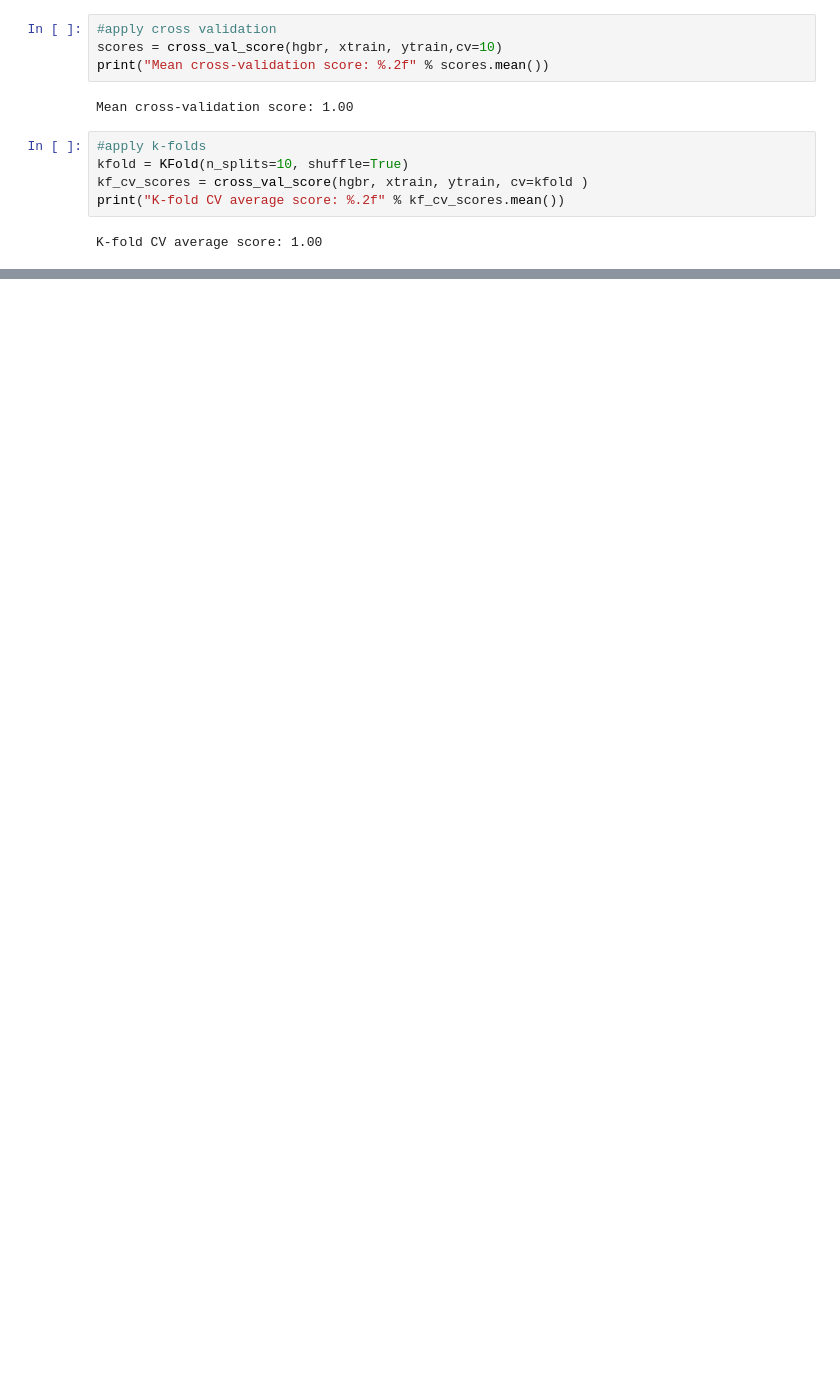
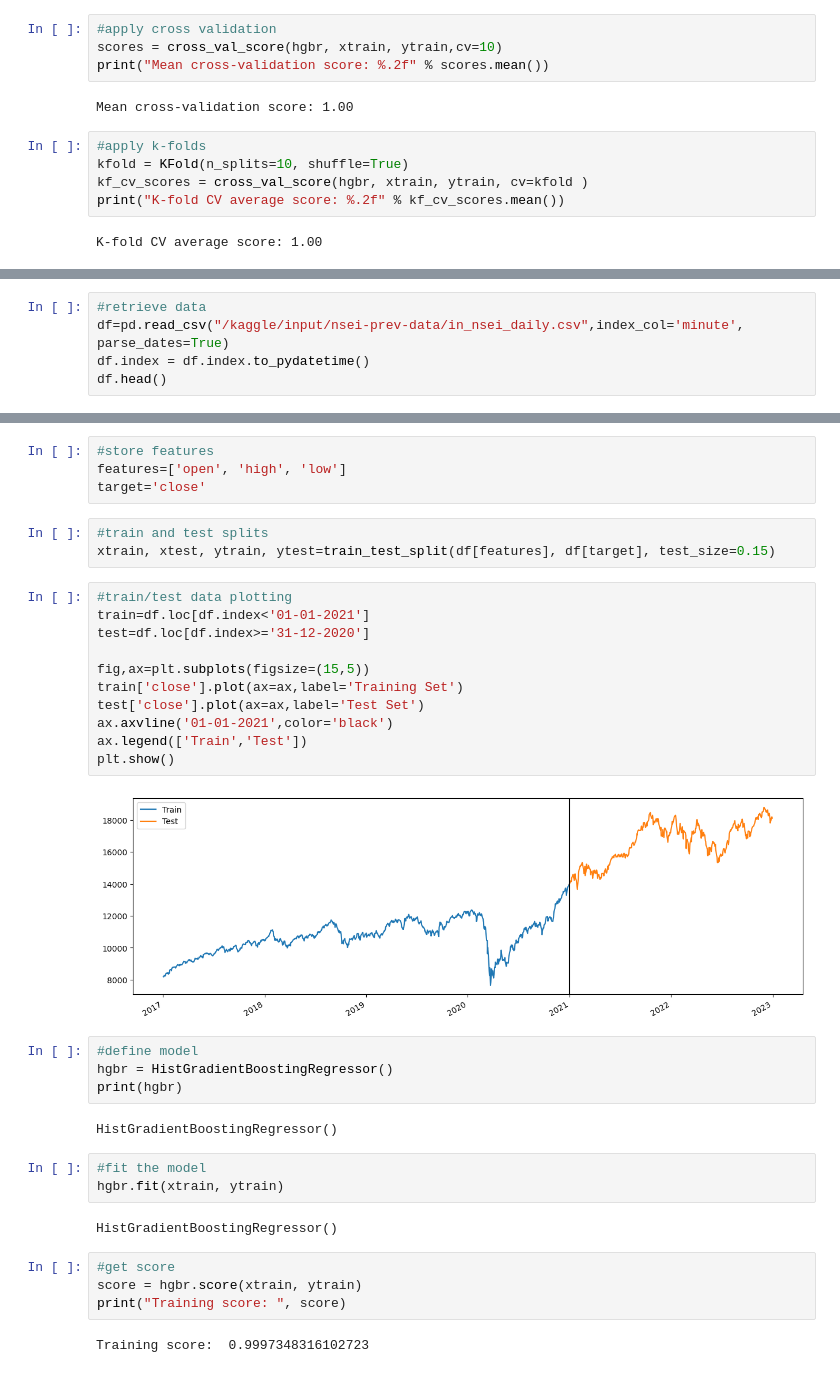
Before and after one commit to Abbas-Source/alianzworkz-internship, a Jupyter notebook: HistGradientBoostingRegressor/histgbregressor-for-stock-market-value-prediction.ipynb, the cells around one changed output, grey strips where cells are left out. Cells and saved outputs as stored; diff of their text form; blank space fills up the shorter version.

```diff
--- a/HistGradientBoostingRegressor/histgbregressor-for-stock-market-value-prediction.ipynb
+++ b/HistGradientBoostingRegressor/histgbregressor-for-stock-market-value-prediction.ipynb
@@ -118,0 +252,5 @@ plt.show()
+# %%
+#retrieve data
+df=pd.read_csv("/kaggle/input/nsei-prev-data/in_nsei_daily.csv",index_col='minute', parse_dates=True)
+df.index = df.index.to_pydatetime()
+df.head()
@@ -118,0 +264,37 @@ plt.show()
+# %%
+#store features
+features=['open', 'high', 'low']
+target='close'
+# %%
+#train and test splits
+xtrain, xtest, ytrain, ytest=train_test_split(df[features], df[target], test_size=0.15)
+# %%
+#train/test data plotting
+train=df.loc[df.index<'01-01-2021']
+test=df.loc[df.index>='31-12-2020']
+
+fig,ax=plt.subplots(figsize=(15,5))
+train['close'].plot(ax=ax,label='Training Set')
+test['close'].plot(ax=ax,label='Test Set')
+ax.axvline('01-01-2021',color='black')
+ax.legend(['Train','Test'])
+plt.show()
+# %% [output]
+[figure, added]
+# %%
+#define model
+hgbr = HistGradientBoostingRegressor()
+print(hgbr)
+# %% [output]
+HistGradientBoostingRegressor()
+# %%
+#fit the model
+hgbr.fit(xtrain, ytrain)
+# %% [output]
+HistGradientBoostingRegressor()
+# %%
+#get score
+score = hgbr.score(xtrain, ytrain)
+print("Training score: ", score)
+# %% [output]
+Training score:  0.9997348316102723
```
Also changed, not shown: parts of 42 cells of this notebook, 2 other files.
